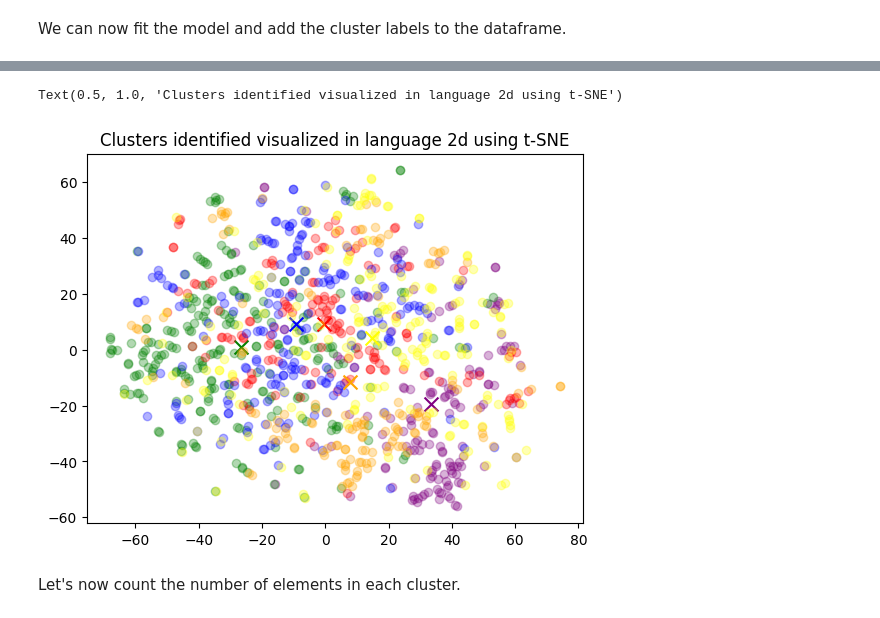
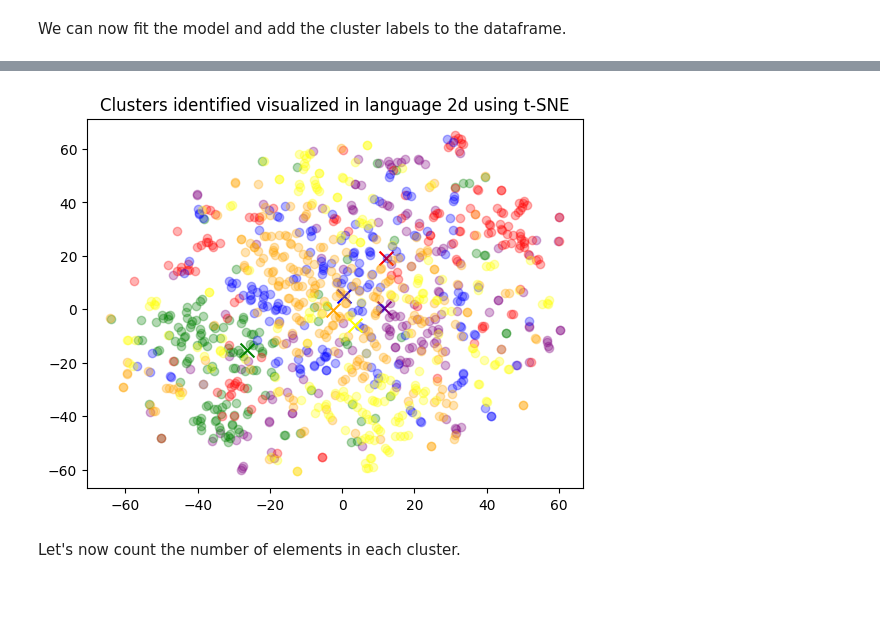
Before and after one commit to panos-span/rogets_thesaurus, a Jupyter notebook: clust_embed.ipynb, the cells around one changed output, grey strips where cells are left out. Saved outputs shown, nothing was run; the diff lists cells and outputs as text; code cells hidden in the pictures.

```diff
--- a/clust_embed.ipynb
+++ b/clust_embed.ipynb
@@ -44,0 +56,2 @@ clustering_df
+# %%
+n_classes = clustering_df['class'].nunique()
@@ -45,2 +66,8 @@ clustering_df
+# %%
+from k_means_constrained import KMeansConstrained
+from sklearn.cluster import KMeans
+
+model = KMeansConstrained(n_clusters=n_classes, size_min=140, size_max=245,
+                          n_init=100, max_iter=500, random_state=22, n_jobs=-1)  #22 min=140, max=245
 # %% [markdown]
 We will use the embeddings to fit the model, and then we will add the cluster labels to the dataframe,
@@ -63,26 +96,48 @@ We can now visualize the clusters in a 2D space using t-SNE.
+# %%
+from sklearn.manifold import TSNE
+import matplotlib.pyplot as plt
+
+def draw_clusters(clustering_df, title):
+    tsne = TSNE(n_components=2, perplexity=15, random_state=42, init="random", learning_rate=200)
+    vis_dims2 = tsne.fit_transform(matrix)
+
+    x = [x for x, y in vis_dims2]
+    y = [y for x, y in vis_dims2]
+
+    for category, color in enumerate(["purple", "green", "red", "blue", "orange", "yellow"]):
+        xs = np.array(x)[clustering_df.Cluster == category]
+        ys = np.array(y)[clustering_df.Cluster == category]
+        plt.scatter(xs, ys, color=color, alpha=0.3)
+
+        avg_x = xs.mean()
+        avg_y = ys.mean()
+
+        plt.scatter(avg_x, avg_y, marker="x", color=color, s=100)
+    plt.title(title)
+    plt.show()
+# %%
+draw_clusters(clustering_df, "Clusters identified visualized in language 2d using t-SNE")
+# %% [output]
+[figure, added]
 # %%
-from sklearn.manifold import TSNE
-import matplotlib.pyplot as plt
 
-tsne = TSNE(n_components=2, perplexity=15, random_state=42, init="random", learning_rate=200)
-vis_dims2 = tsne.fit_transform(matrix)
-
-x = [x for x, y in vis_dims2]
-y = [y for x, y in vis_dims2]
-
-for category, color in enumerate(["purple", "green", "red", "blue", "orange", "yellow"]):
-    xs = np.array(x)[clustering_df.Cluster == category]
-    ys = np.array(y)[clustering_df.Cluster == category]
-    plt.scatter(xs, ys, color=color, alpha=0.3)
-
-    avg_x = xs.mean()
-    avg_y = ys.mean()
-
-    plt.scatter(avg_x, avg_y, marker="x", color=color, s=100)
-plt.title("Clusters identified visualized in language 2d using t-SNE")
+#
+#tsne = TSNE(n_components=2, perplexity=15, random_state=42, init="random", learning_rate=200)
+#vis_dims2 = tsne.fit_transform(matrix)
+#
+#x = [x for x, y in vis_dims2]
+#y = [y for x, y in vis_dims2]
+#
+#for category, color in enumerate(["purple", "green", "red", "blue", "orange", "yellow"]):
+#    xs = np.array(x)[clustering_df.Cluster == category]
+#    ys = np.array(y)[clustering_df.Cluster == category]
+#    plt.scatter(xs, ys, color=color, alpha=0.3)
+#
+#    avg_x = xs.mean()
+#    avg_y = ys.mean()
+#
+#    plt.scatter(avg_x, avg_y, marker="x", color=color, s=100)
+#plt.title("Clusters identified visualized in language 2d using t-SNE")
-# %% [output]
-Text(0.5, 1.0, 'Clusters identified visualized in language 2d using t-SNE')
-[figure, removed]
 # %% [markdown]
 Let's now count the number of elements in each cluster.
 # %%
```
Also changed, not shown: parts of 41 cells of this notebook.
